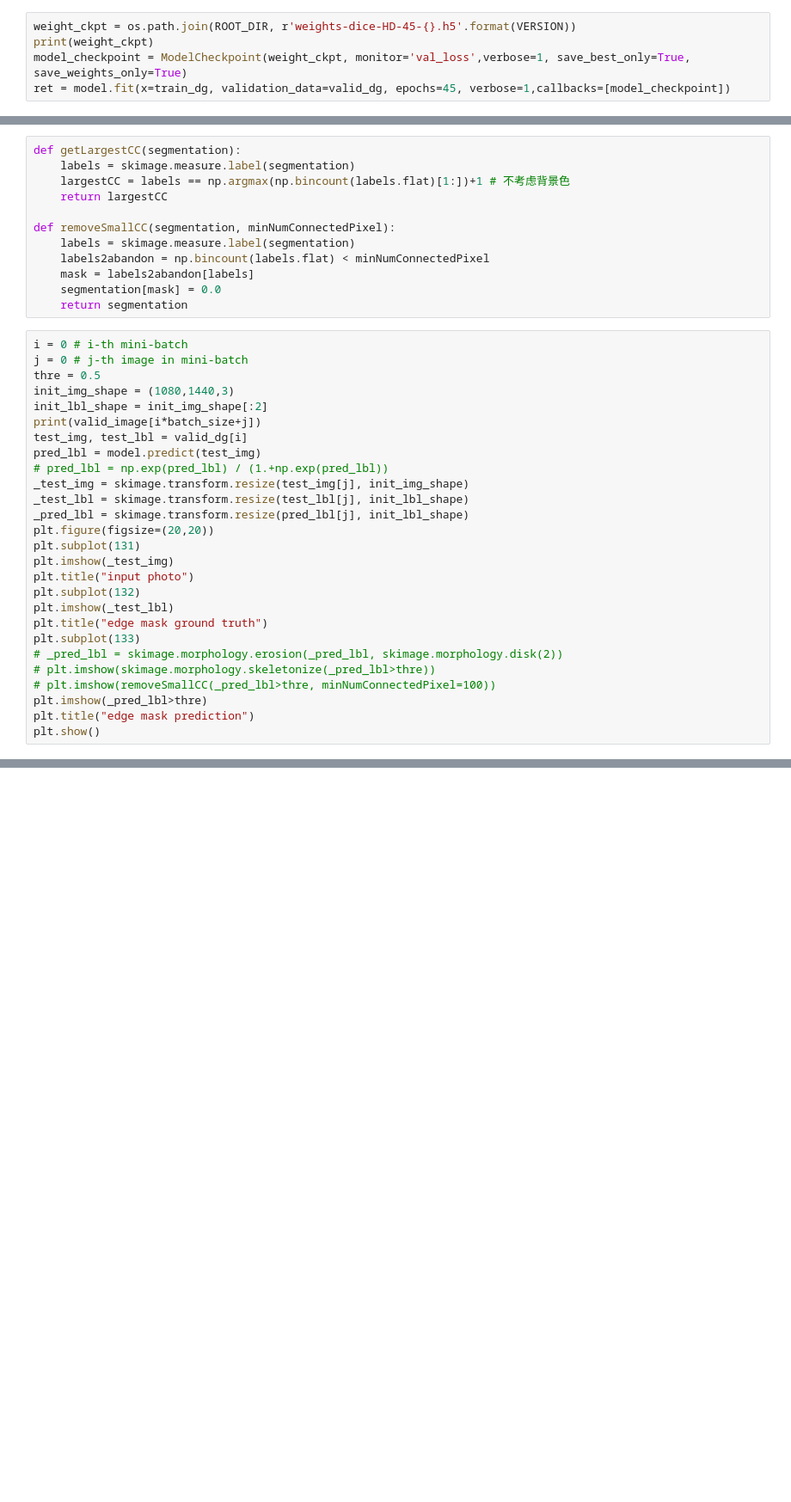
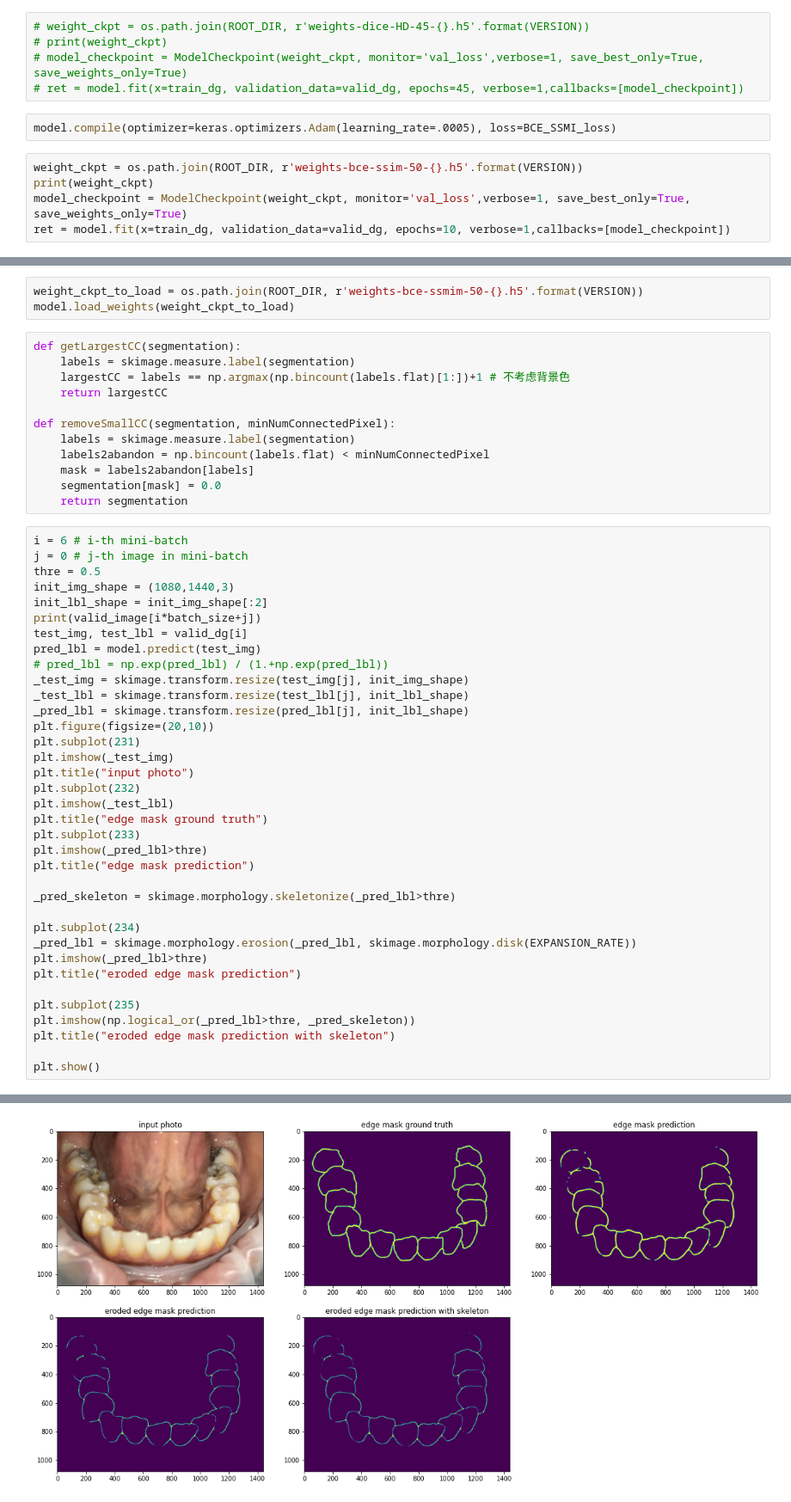
Before and after one commit to SJTUzhou/3D-Teeth-Reconstruction-from-Five-Intra-oral-Images, a Jupyter notebook: demo_Segmentation.ipynb, the cells around one changed output, grey strips where cells are left out. Shown: that part at 86% size. Cells and saved outputs as stored; diff of their text form; blank space fills up the shorter version.

```diff
--- a/demo_Segmentation.ipynb
+++ b/demo_Segmentation.ipynb
@@ -368,5 +359,12 @@ model.load_weights(weight_ckpt_to_load)
 # %%
-weight_ckpt = os.path.join(ROOT_DIR, r'weights-dice-HD-45-{}.h5'.format(VERSION))
-print(weight_ckpt)
-model_checkpoint = ModelCheckpoint(weight_ckpt, monitor='val_loss',verbose=1, save_best_only=True, save_weights_only=True)
-ret = model.fit(x=train_dg, validation_data=valid_dg, epochs=45, verbose=1,callbacks=[model_checkpoint])
+# weight_ckpt = os.path.join(ROOT_DIR, r'weights-dice-HD-45-{}.h5'.format(VERSION))
+# print(weight_ckpt)
+# model_checkpoint = ModelCheckpoint(weight_ckpt, monitor='val_loss',verbose=1, save_best_only=True, save_weights_only=True)
+# ret = model.fit(x=train_dg, validation_data=valid_dg, epochs=45, verbose=1,callbacks=[model_checkpoint])
+# %%
+model.compile(optimizer=keras.optimizers.Adam(learning_rate=.0005), loss=BCE_SSMI_loss)
+# %%
+weight_ckpt = os.path.join(ROOT_DIR, r'weights-bce-ssim-50-{}.h5'.format(VERSION))
+print(weight_ckpt)
+model_checkpoint = ModelCheckpoint(weight_ckpt, monitor='val_loss',verbose=1, save_best_only=True, save_weights_only=True)
+ret = model.fit(x=train_dg, validation_data=valid_dg, epochs=10, verbose=1,callbacks=[model_checkpoint])
@@ -373,3 +389,6 @@ ret = model.fit(x=train_dg, validation_data=valid_dg, epochs=45, verbose=1,callb
+# %%
+weight_ckpt_to_load = os.path.join(ROOT_DIR, r'weights-bce-ssmim-50-{}.h5'.format(VERSION))
+model.load_weights(weight_ckpt_to_load)
 # %%
 def getLargestCC(segmentation):
     labels = skimage.measure.label(segmentation)
@@ -383,7 +402,7 @@ def removeSmallCC(segmentation, minNumConnectedPixel):
     segmentation[mask] = 0.0
     return segmentation
 # %%
-i = 0 # i-th mini-batch
+i = 6 # i-th mini-batch
 j = 0 # j-th image in mini-batch
 thre = 0.5
 init_img_shape = (1080,1440,3)
@@ -395,17 +414,27 @@ pred_lbl = model.predict(test_img)
 _test_img = skimage.transform.resize(test_img[j], init_img_shape)
 _test_lbl = skimage.transform.resize(test_lbl[j], init_lbl_shape)
 _pred_lbl = skimage.transform.resize(pred_lbl[j], init_lbl_shape)
-plt.figure(figsize=(20,20))
-plt.subplot(131)
+plt.figure(figsize=(20,10))
+plt.subplot(231)
 plt.imshow(_test_img)
 plt.title("input photo")
-plt.subplot(132)
+plt.subplot(232)
 plt.imshow(_test_lbl)
 plt.title("edge mask ground truth")
-plt.subplot(133)
-# _pred_lbl = skimage.morphology.erosion(_pred_lbl, skimage.morphology.disk(2))
-# plt.imshow(skimage.morphology.skeletonize(_pred_lbl>thre))
-# plt.imshow(removeSmallCC(_pred_lbl>thre, minNumConnectedPixel=100))
+plt.subplot(233)
 plt.imshow(_pred_lbl>thre)
 plt.title("edge mask prediction")
+
+_pred_skeleton = skimage.morphology.skeletonize(_pred_lbl>thre)
+
+plt.subplot(234)
+_pred_lbl = skimage.morphology.erosion(_pred_lbl, skimage.morphology.disk(EXPANSION_RATE))
+plt.imshow(_pred_lbl>thre)
+plt.title("eroded edge mask prediction")
+
+plt.subplot(235)
+plt.imshow(np.logical_or(_pred_lbl>thre, _pred_skeleton))
+plt.title("eroded edge mask prediction with skeleton")
+
 plt.show()
+# %% [output]
@@ -412,3 +442,4 @@ plt.show()
+[figure, added]
 # %%
 def calc_dsc(y, py):
     _tf = np.count_nonzero(np.logical_and(y, py))
```
Also changed, not shown: parts of 17 cells of this notebook, 1 other file.
